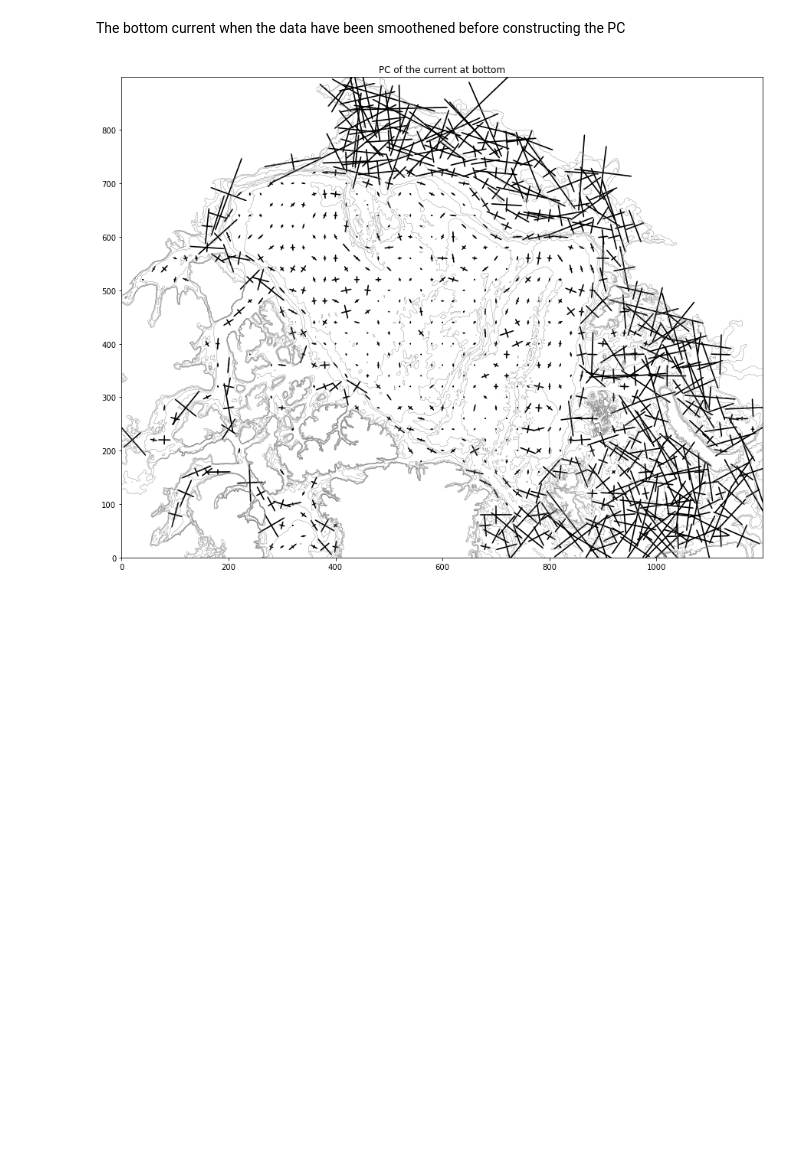
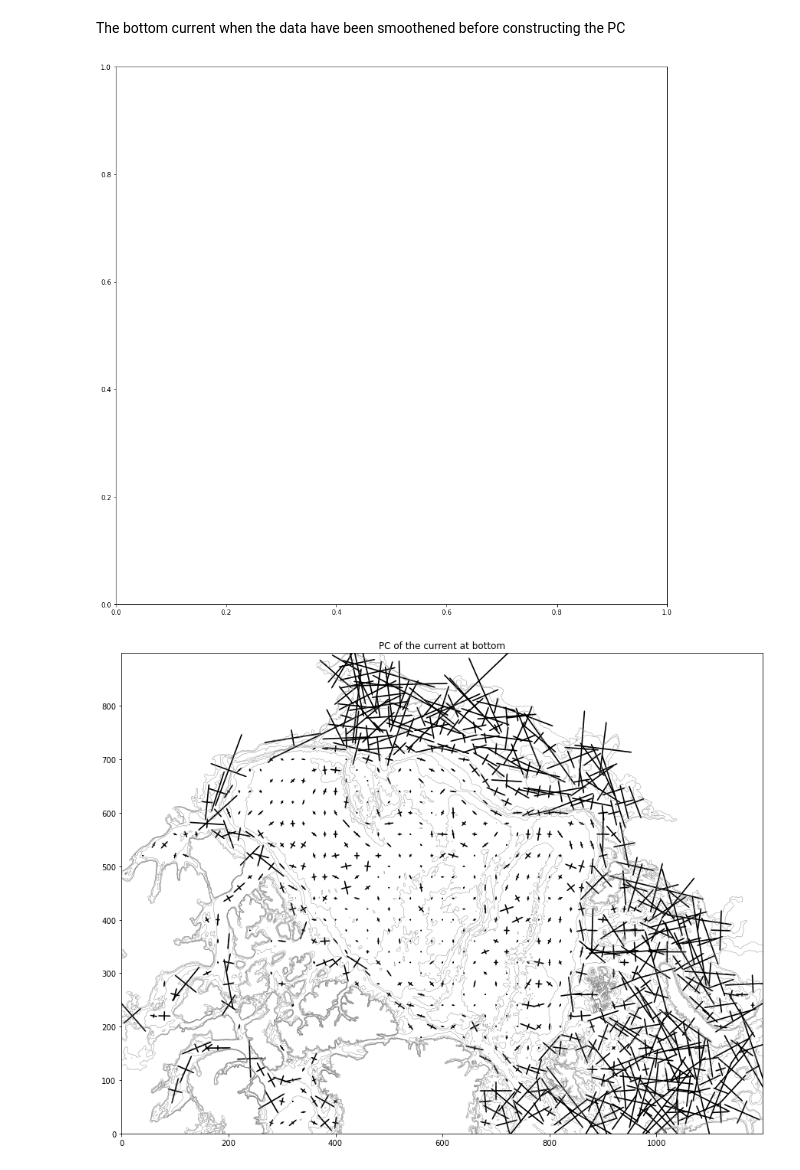
Before and after one commit to kaje2301/Master_2022, a Jupyter notebook: PC_bottom_smoothend.ipynb, the cells around one changed output. Saved outputs shown, nothing was run; the diff lists cells and outputs as text; code cells hidden in the pictures; blank space fills up the shorter version.

Commit message:
jobber med de jævla ellipsene

```diff
--- a/PC_bottom_smoothend.ipynb
+++ b/PC_bottom_smoothend.ipynb
@@ -147,6 +147,24 @@ for i in i_list:
                 x.append(uvx_s[i])
                 indx = indx + 1
 
+                # Find and sort eigenvalues and eigenvectors into descending order
+                order = values.argsort()[::-1]
+                values, vectors = values[order], vectors[:, order]
+
+                # The anti-clockwise angle to rotate our ellipse by
+                vx, vy = vectors[:,0][0], vectors[:,0][1]
+                theta = np.arctan2(vy, vx)
+                nstd = 3 #bestemt selv, tilsvarer 98.9% av dataen (skjønner ikke helt dette) number of standard deviations
+
+                # Width and height of ellipse to draw
+                width, height = 2 * nstd * np.sqrt(eigvals)
+                return Ellipse(xy=centre, width=width, height=height,
+                                angle=np.degrees(theta), **kwargs)
+
+
+
+
+
 # converting to np.arrays
 PC11_s = np.array(PC11_s,dtype=float)
 PC12_s = np.array(PC12_s,dtype=float)
@@ -157,3 +231,20 @@ x = np.array(x,dtype=float)
+# %%
+from matplotlib.patches import Ellipse
+import matplotlib.transforms as transforms
+
+fig, ax = plt.subplots(1,1,figsize=(15,15))
+
+for i in i_list:
+        for j in j_list:
+            covm = np.array([[uvar_s[j,i],uv_s[j,i]],
+            [uv_s[j,i],vvar_s[j,i]]],dtype=float)
+            if np.isnan(covm).any():
+                continue
+            else:
+                e = confidence_ellipse(covm, n_std=3.0, facecolor='none')
+                ax.add_artist(e)
+# %% [output]
+[figure, added]
 # %%
 fig, ax = plt.subplots(1,1,figsize=(15,15))
 plt.title(f'PC of the current at bottom')
```
Also changed, not shown: parts of 4 cells of this notebook, 1 other file.
